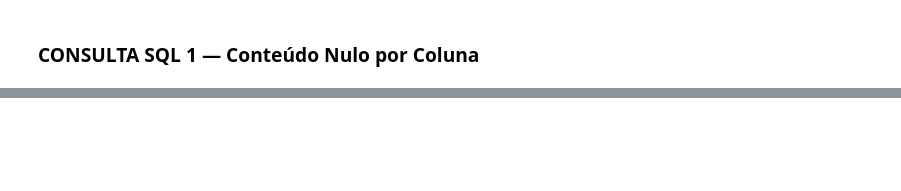
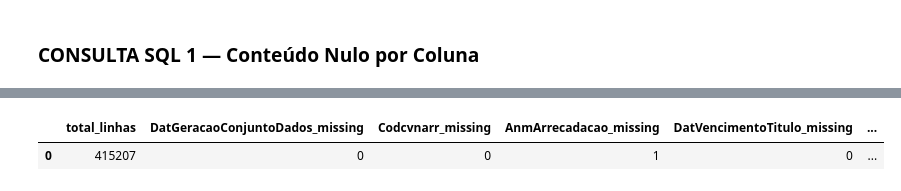
Before and after one commit to joaoPAndrade/projeto_final_ciencia_de_dados, a Jupyter notebook: parte 2/parte_2.ipynb, the cells around one changed output, grey strips where cells are left out. Cells and saved outputs as stored; diff of their text form; code cells hidden in the pictures; blank space fills up the shorter version.

```diff
--- a/parte 2/parte_2.ipynb
+++ b/parte 2/parte_2.ipynb
@@ -1057,0 +886,33 @@ plt.show()
+# %%
+con.sql("""
+   SELECT
+    COUNT(*) AS total_linhas,
+
+    SUM(DatGeracaoConjuntoDados IS NULL)::INT AS DatGeracaoConjuntoDados_missing,
+    SUM(Codcvnarr IS NULL)::INT AS Codcvnarr_missing,
+    SUM(AnmArrecadacao IS NULL)::INT AS AnmArrecadacao_missing,
+    SUM(DatVencimentoTitulo IS NULL)::INT AS DatVencimentoTitulo_missing,
+    SUM(DatIncidenciaMultaMora IS NULL)::INT AS DatIncidenciaMultaMora_missing,
+    SUM(DatPagamentoTitulo IS NULL)::INT AS DatPagamentoTitulo_missing,
+    SUM(QtdDiasEmAtraso IS NULL)::INT AS QtdDiasEmAtraso_missing,
+
+    SUM(NumCPFCNPJ IS NULL)::INT AS NumCPFCNPJ_missing,
+    SUM(SigNomAgente IS NULL)::INT AS SigNomAgente_missing,
+    SUM(NomEmpreendimento IS NULL)::INT AS NomEmpreendimento_missing,
+    SUM(NumProcessoSIC IS NULL)::INT AS NumProcessoSIC_missing,
+    SUM(NumAutoInfracao IS NULL)::INT AS NumAutoInfracao_missing,
+
+    SUM(DscSituacaoArrecadacao IS NULL)::INT AS DscSituacaoArrecadacao_missing,
+    SUM(DscSituacaoCredito IS NULL)::INT AS DscSituacaoCredito_missing,
+
+    SUM(VlrPcpPrvArr IS NULL)::INT AS VlrPcpPrvArr_missing,
+    SUM(VlrTotPvrArr IS NULL)::INT AS VlrTotPvrArr_missing,
+    SUM(VlrTotPagArr IS NULL)::INT AS VlrTotPagArr_missing,
+    SUM(VlrTotDifPvrPagArr IS NULL)::INT AS VlrTotDifPvrPagArr_missing,
+    SUM(VlrSelic IS NULL)::INT AS VlrSelic_missing
+
+   FROM df_table1
+""").df()
+# %% [output]
+|  | total_linhas | DatGeracaoConjuntoDados_missing | Codcvnarr_missing | AnmArrecadacao_missing | DatVencimentoTitulo_missing | ... |
+| 0 | 415207 | 0 | 0 | 1 | 0 | ... |
```
Also changed, not shown: parts of 38 cells of this notebook, 2 other files.
